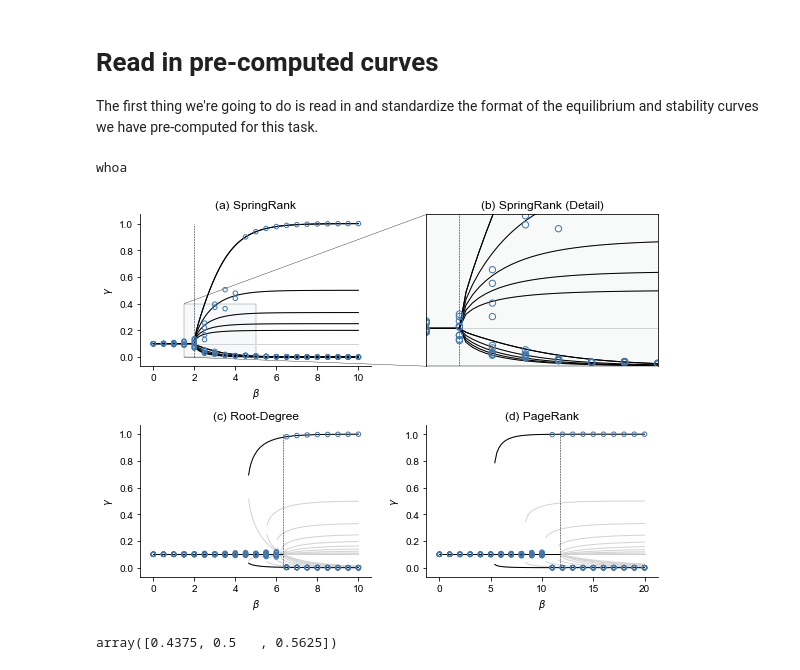
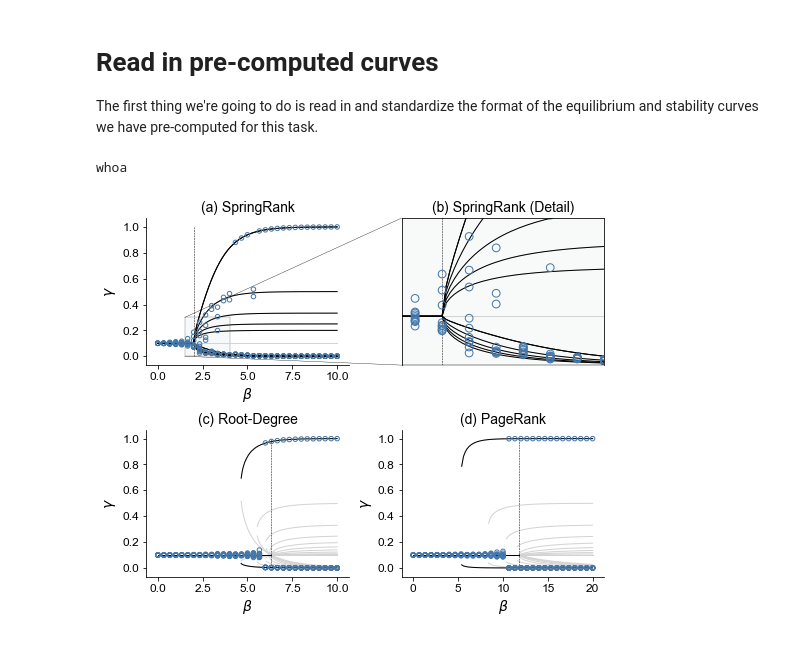
Before and after one commit to PhilChodrow/prestige_reinforcement, a Jupyter notebook: bifurcations.ipynb, the cells around one changed output. Drawn from its saved outputs; the diff is of its cells as text; code cells hidden in the pictures.

```diff
--- a/bifurcations.ipynb
+++ b/bifurcations.ipynb
@@ -31,7 +31,7 @@ cset_muted = ['#CC6677', '#332288', '#DDCC77', '#117733', '#88CCEE', '#882255',
 The first thing we're going to do is read in and standardize the format of the equilibrium and stability curves we have pre-computed for this task.
 # %%
 # SpringRank: prepared by Mari
-df_SR = pd.read_csv('numerics/data_n_10.csv') # springRank
+df_SR = pd.read_csv('numerics/data_n_10_v2.csv') # springRank
 df_SR['s_1'] = df_SR.s1
 df_SR['s_2'] = df_SR.s2
 df_SR['n_1'] = df_SR.n1
@@ -106,10 +106,22 @@ scores = [
 @jit(nopython=True)
 def linear_feature(s):
     return(np.outer(np.ones(len(s)), s))
+# %%
+SMALL_SIZE = 8
+MEDIUM_SIZE = 12
+BIGGER_SIZE = 14
+
+plt.rc('font', size=SMALL_SIZE)          # controls default text sizes
+plt.rc('axes', titlesize=BIGGER_SIZE)     # fontsize of the axes title
+plt.rc('axes', labelsize=BIGGER_SIZE)    # fontsize of the x and y labels
+plt.rc('xtick', labelsize=MEDIUM_SIZE)    # fontsize of the tick labels
+plt.rc('ytick', labelsize=MEDIUM_SIZE)    # fontsize of the tick labels
+plt.rc('legend', fontsize=MEDIUM_SIZE)    # legend fontsize
+plt.rc('figure', titlesize=BIGGER_SIZE)  # fontsize of the figure title
 # %%
-fig, axarr = plt.subplots(2,2, figsize = (8, 6))
+fig, axarr = plt.subplots(2,2, figsize = (7.2, 6))
 
-b_grid = 21
+b_grid = 31
 
 BETA_VECS = [
     np.linspace(0, 10, b_grid),
@@ -180,7 +192,7 @@ for i in range(2):
         if h == 1:
             print('whoa')
             for k in range(V.shape[1]):
-                p = ax.scatter(BETAS, V[:,k], alpha = 1, s=40, zorder = 2, facecolors='none', edgecolors = cset[0])
+                p = ax.scatter(BETAS, V[:,k], alpha = 1, s=60, zorder = 2, facecolors='none', edgecolors = cset[0])
         else:
             BETAS = BETA_VECS[h]
 
@@ -205,9 +217,9 @@ for i in range(2):
             for k in range(V.shape[1]):
                 p = ax.scatter(BETAS, V[:,k], alpha = 1, s=20, zorder = 2, facecolors='none', edgecolors = cset[0])
 
-axarr[0][1].set(xlim = (1.5, 5.0))
+axarr[0][1].set(xlim = (1.5, 4.0))
 
-axarr[0][1].set(ylim = (0, 0.4))
+axarr[0][1].set(ylim = (0, 0.3))
 
 # axarr[0][1].spines['bottom'].set_visible(False)
 # axarr[0][1].spines['left'].set_visible(False)
@@ -216,38 +228,34 @@ axarr[0][1].tick_params(bottom="off", left="off")
 
 for pos in ['top', 'right', 'bottom', 'left']:
     axarr[0][1].spines[pos].set_visible(True)
     axarr[0][1].spines["bottom"].set_linewidth(.45)
 
 axarr[0][1].set_xticklabels([])
 axarr[0][1].set_yticklabels([])
 axarr[0][1].axes.get_yaxis().set_visible(False)
 axarr[0][1].axes.get_xaxis().set_visible(False)
 
-rect = patches.Rectangle((1.5,0),3.5,.4, linewidth=1, edgecolor='none', linestyle='dashed',facecolor='slategray', alpha = .05)
+rect = patches.Rectangle((1.5,0),2.5,.3, linewidth=1, edgecolor='none', linestyle='dashed',facecolor='slategray', alpha = .05)
 axarr[0][0].add_patch(rect)
 
-rect = patches.Rectangle((1.5,0), 3.5,.4, linewidth=.2, edgecolor='black', facecolor='none', alpha = 1)
+rect = patches.Rectangle((1.5,0), 2.5,.3, linewidth=.2, edgecolor='black', facecolor='none', alpha = 1)
 axarr[0][0].add_patch(rect)
 
 # axarr[0][1].axis('off')
 axarr[0][1].set_facecolor((0.4375, 0.5, 0.5625, 0.05))
 
 
 
-con1 = ConnectionPatch(xyA=(1.5, 0.4), xyB=(1.5, 0.4), coordsA="data", coordsB="data",
+con1 = ConnectionPatch(xyA=(1.5, 0.3), xyB=(1.5, 0.3), coordsA="data", coordsB="data",
                       axesA=axarr[0][0], axesB=axarr[0][1], color="black", linewidth=.35, alpha = 1)
 con2 = ConnectionPatch(xyA=(1.5, 0.0), xyB=(1.5, 0.0), coordsA="data", coordsB="data",
                       axesA=axarr[0][0], axesB=axarr[0][1], color="black", linewidth=.35, alpha = 1)
 
 axarr[0][0].add_artist(con1)
 axarr[0][0].add_artist(con2)
 
 plt.tight_layout()
 plt.savefig('fig/bifurcations_with_curves.png', dpi = 300, bbox_inches = 'tight')
 # %% [output]
 whoa
-[figure, old version]
+[figure, new version]
-# %%
-np.array([112,128, 144]) / 256
-# %% [output]
-array([0.4375, 0.5   , 0.5625])
```
Also changed, not shown: 1 other file.
